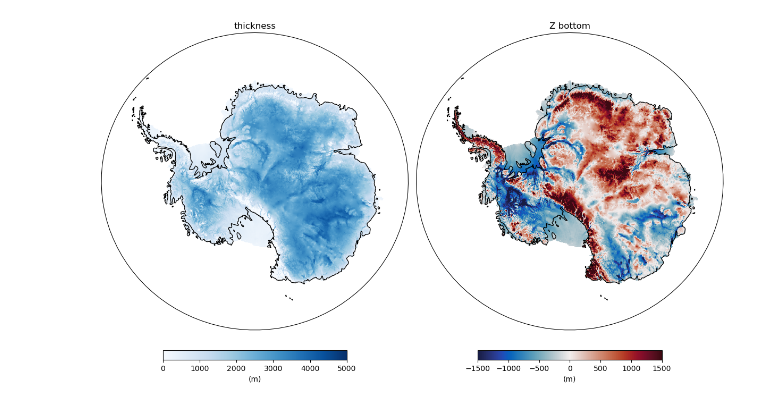
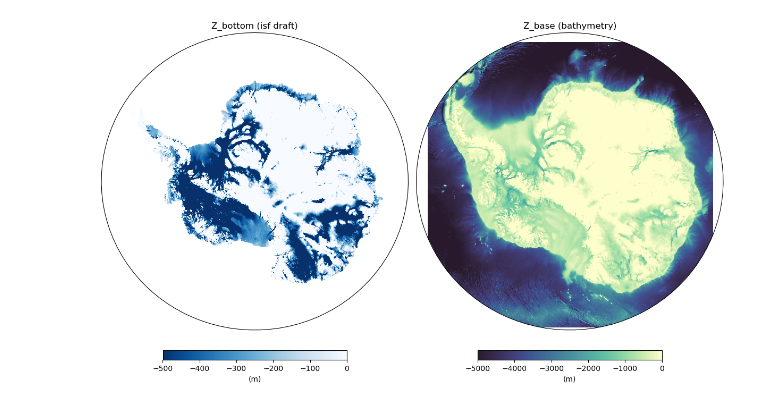
Before and after one commit to nicolasdettling/CANOBI_coupling, a Jupyter notebook: notebooks/bike_flatten.ipynb, the cells around one changed output. Saved outputs shown, nothing was run; the diff lists cells and outputs as text; code cells hidden in the pictures.

```diff
--- a/notebooks/bike_flatten.ipynb
+++ b/notebooks/bike_flatten.ipynb
@@ -24,21 +24,21 @@ bike[prefix] = bike[prefix].where(bike[prefix]!=0)
 # %%
 fig, axes = plt.subplots(1,2, subplot_kw={'projection': ccrs.SouthPolarStereo()}, figsize=(12, 8), layout='tight')
 
 for ax in axes:
     ax.set_extent([160, -150, -90, -60], ccrs.PlateCarree())
-    ax.coastlines()
+#    ax.coastlines()
     ax.set_boundary(map_circle, transform=ax.transAxes)
 
-a = axes[0].pcolormesh(bike_grid.longitude, bike_grid.latitude, bike.thickness, transform=ccrs.PlateCarree(), cmap='Blues', vmin=0, vmax=5000)
-axes[0].set_title('thickness')
+a = axes[0].pcolormesh(bike_grid.longitude, bike_grid.latitude, bike.Z_bottom, transform=ccrs.PlateCarree(), cmap='Blues_r', vmin=-500, vmax=0)
+axes[0].set_title('Z_bottom (isf draft)');
 
-b = axes[1].pcolormesh(bike_grid.longitude, bike_grid.latitude, bike.Z_bottom, transform=ccrs.PlateCarree(), cmap=co.cm.balance, vmin=-1500, vmax=1500)
-axes[1].set_title('Z bottom')
+b = axes[1].pcolormesh(bike_grid.longitude, bike_grid.latitude, bike.Z_base, transform=ccrs.PlateCarree(), cmap=co.cm.deep_r, vmin=-5000, vmax=0)
+axes[1].set_title('Z_base (bathymetry)');
 
 cbar_a = fig.colorbar(a, ax=axes[0], orientation='horizontal', pad=0.05, shrink=.6)
 cbar_a.set_label('(m)')
 
 cbar_b = fig.colorbar(b, ax=axes[1], orientation='horizontal', pad=0.05, shrink=.6)
-cbar_b.set_label('(m)')
+cbar_b.set_label('(m)');
 # %% [output]
-[figure, old version]
+[figure, new version]
```
Also changed, not shown: parts of 23 cells of this notebook.
